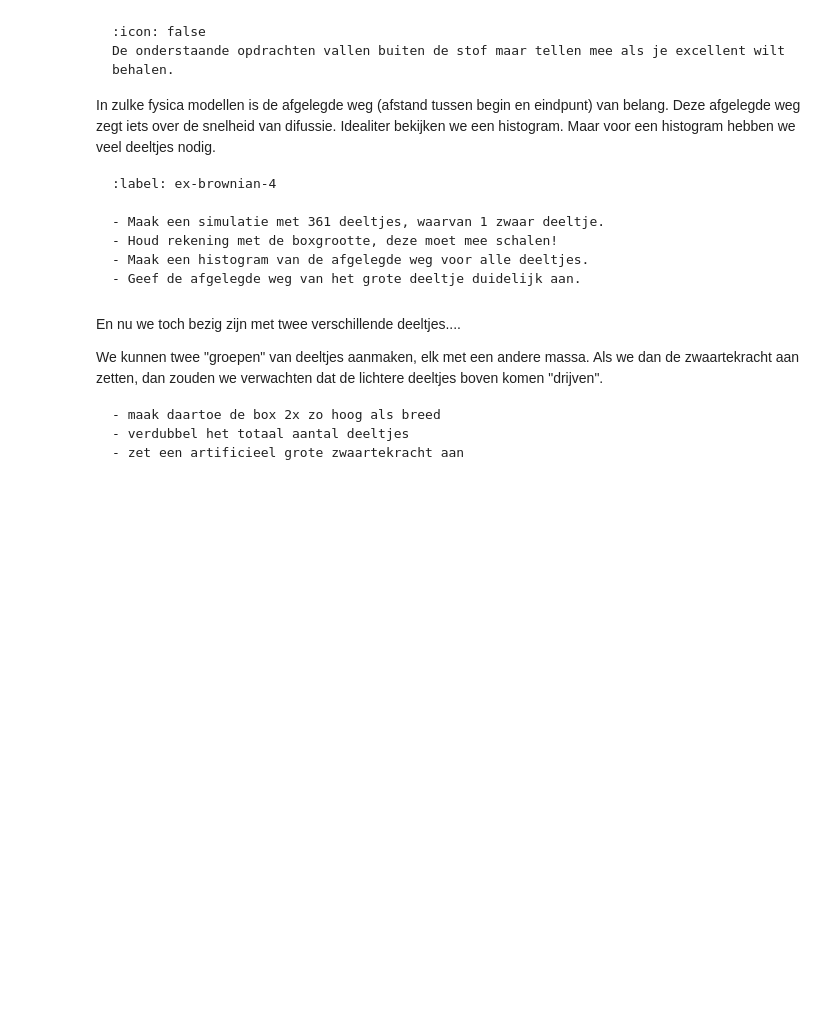
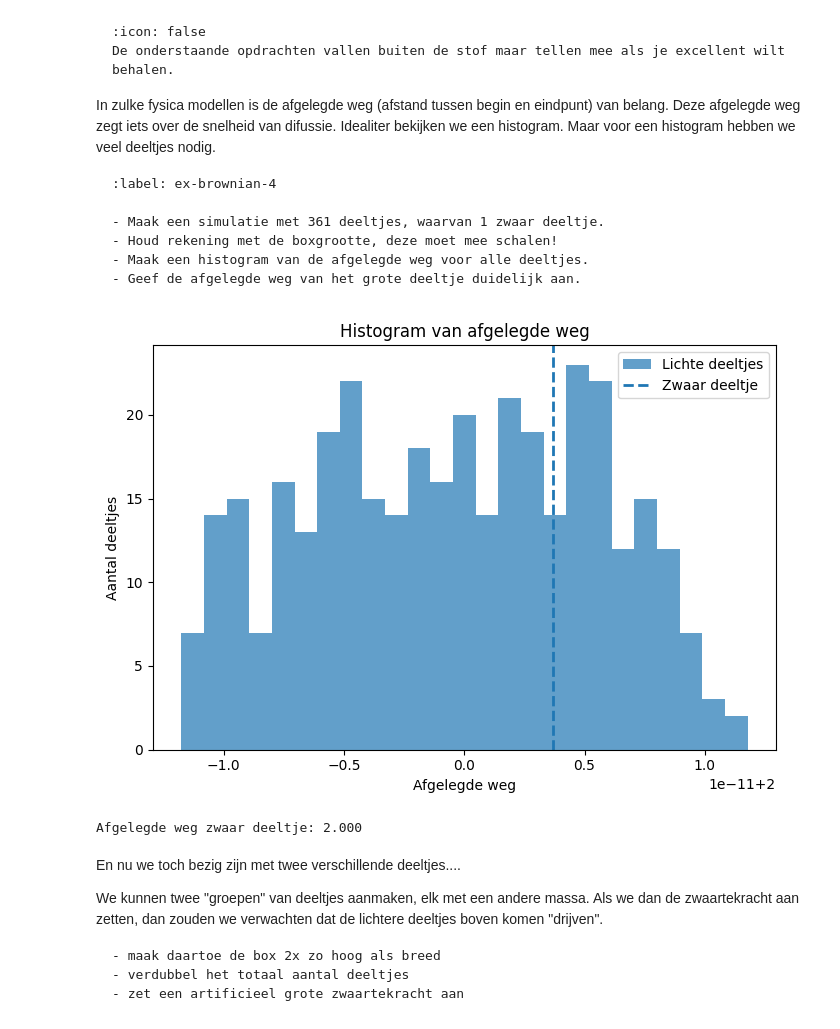
Before and after one commit to ErikvdBerkmortel/IP2-erik-en-xavi, a Jupyter notebook: Content/PySim/4_brownianmotion.ipynb, the cells around one changed output. Drawn from its saved outputs; the diff is of its cells as text; code cells hidden in the pictures; blank space fills up the shorter version.

```diff
--- a/Content/PySim/4_brownianmotion.ipynb
+++ b/Content/PySim/4_brownianmotion.ipynb
@@ -387,3 +380,81 @@ for 1 in range(360):
+# %%
+particles = []
+Box_length= Box_length_0*9
+
+def boxcollision2(self):
+    if abs(self.r[0]) + self.R > Box_length:
+        self.v[0] = -self.v[0]                                  # Omdraaien van de snelheid
+        self.r[0] = np.sign(self.r[0]) * (Box_length - self.R)  # Zet terug net binnen box
+    if abs(self.r[1]) + self.R > Box_length:
+        self.v[1] = -self.v[1]
+        self.r[1] = np.sign(self.r[1]) * (Box_length - self.R)
+
+vx = np.random.uniform(-v_0,v_0)
+vy = np.random.choice([-1, 1])*np.sqrt(v_0**2-vx**2)
+pos = Box_length*np.random.uniform(-1,1,2)
+for i in range(360):
+    vx_light = np.random.uniform(-v_0,v_0)
+    vy_light = np.random.choice([-1, 1])*np.sqrt(v_0**2-vx_light**2)
+    particles.append(ParticleClass(m=1.0, v=[vx_light, vy_light], r=pos, R=.5, c='blue'))
+
+zd = ParticleClass(m=20, v=[vx,vy], r=pos, R= .5, c='red')
+
+# beginposities opslaan
+start_positions = np.zeros((len(particles), 2))
+for i, p in enumerate(particles):
+    start_positions[i] = p.r.copy()
+
+start_zd = zd.r.copy()
+
+
+N_steps = 50
+
+for step in range(N_steps):
+
+    # posities updaten
+    for p in particles:
+        update_position(p)
+        boxcollision2(p)
+
+    update_position(zd)
+    boxcollision2(zd)
+
+    # botsingen tussen lichte deeltjes
+    handle_collisions(particles)
+
+    # botsingen met zware deeltje
+    for p in particles:
+        if collide_detection(p, zd):
+            particle_collision(p, zd)
+
+# lichte deeltjes
+displacements = np.zeros(len(particles))
+for i, p in enumerate(particles):
+    displacements[i] = np.linalg.norm(p.r - start_positions[i])
+
+# zwaar deeltje
+zd_displacement = np.linalg.norm(zd.r - start_zd)
+
+plt.figure(figsize=(7,5))
+plt.hist(displacements, bins=25, alpha=0.7, label="Lichte deeltjes")
+plt.axvline(
+    zd_displacement,
+    linestyle="--",
+    linewidth=2,
+    label="Zwaar deeltje"
+)
+
+plt.xlabel("Afgelegde weg")
+plt.ylabel("Aantal deeltjes")
+plt.title("Histogram van afgelegde weg")
+plt.legend()
+plt.tight_layout()
+plt.show()
+
+print(f"Afgelegde weg zwaar deeltje: {zd_displacement:.3f}")
+# %% [output]
+[figure, added]
+Afgelegde weg zwaar deeltje: 2.000
 # %% [markdown]
 En nu we toch bezig zijn met twee verschillende deeltjes....
 
```
Also changed, not shown: parts of 6 cells of this notebook.
